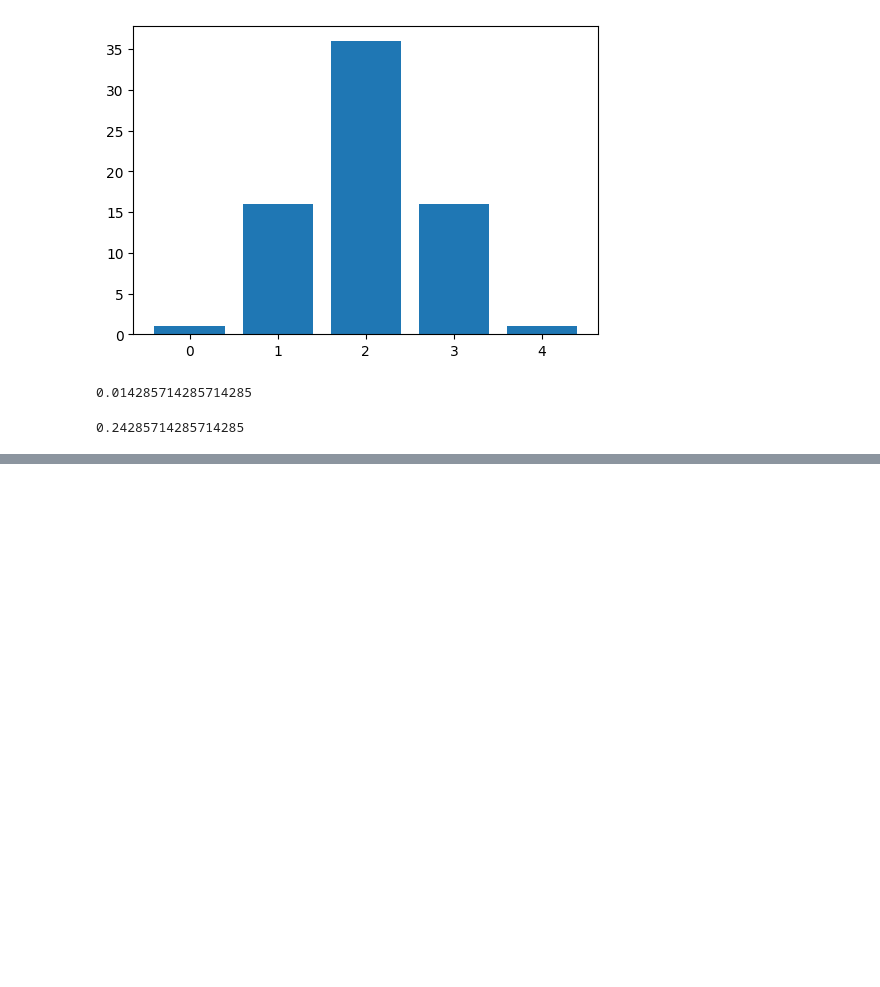
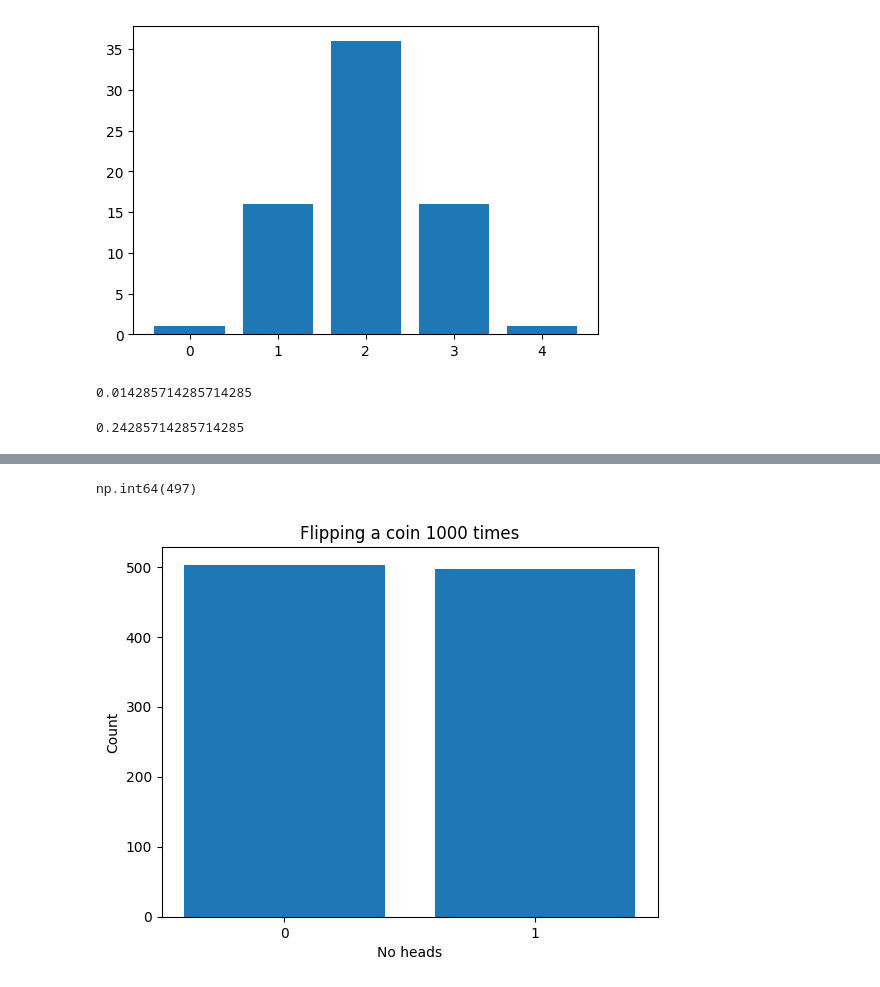
Before and after one commit to StanicicA/applied_statistics, a Jupyter notebook: mywork.ipynb, the cells around one changed output, grey strips where cells are left out. Saved outputs shown, nothing was run; the diff lists cells and outputs as text; code cells hidden in the pictures; blank space fills up the shorter version.

```diff
--- a/mywork.ipynb
+++ b/mywork.ipynb
@@ -219,0 +237,6 @@ ax.bar(counts[0], counts[1]);
+# %%
+# Flip a single coin several times.
+flips = np.random.binomial(1, 0.5, 1000)
+
+# Show.
+flips
@@ -219,0 +261,26 @@ ax.bar(counts[0], counts[1]);
+# %%
+# Count heads.
+heads = flips.sum()
+
+# Show.
+heads
+# %% [output]
+np.int64(497)
+# %%
+
+# Create a blank plot.
+fig, ax = plt.subplots()
+# Create a bar chart.
+ax.bar([0, 1], [1000 - heads, heads])
+
+# Add x labels.
+ax.set_xticks([0, 1])
+
+# Add title.
+ax.set_title('Flipping a coin 1000 times')
+
+# Add axis label.
+ax.set_xlabel('No heads')
+ax.set_ylabel('Count');
+# %% [output]
+[figure, added]
```
Also changed, not shown: parts of 26 cells of this notebook, 3 other files.
